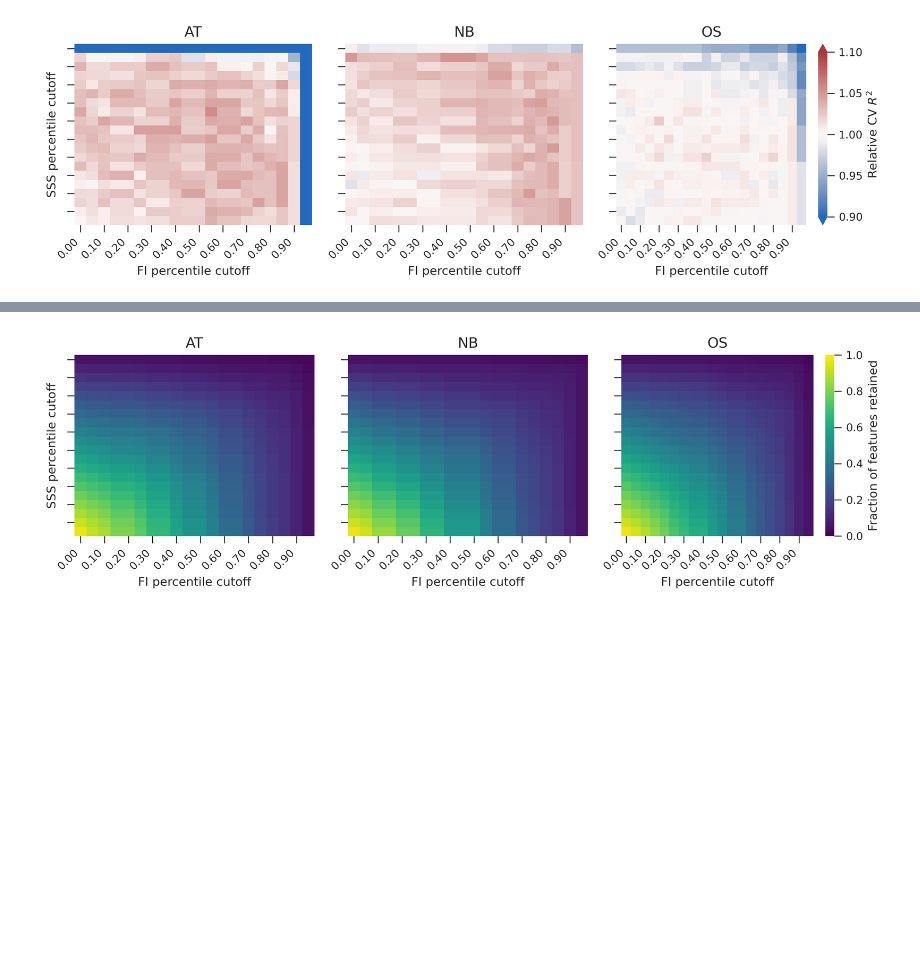
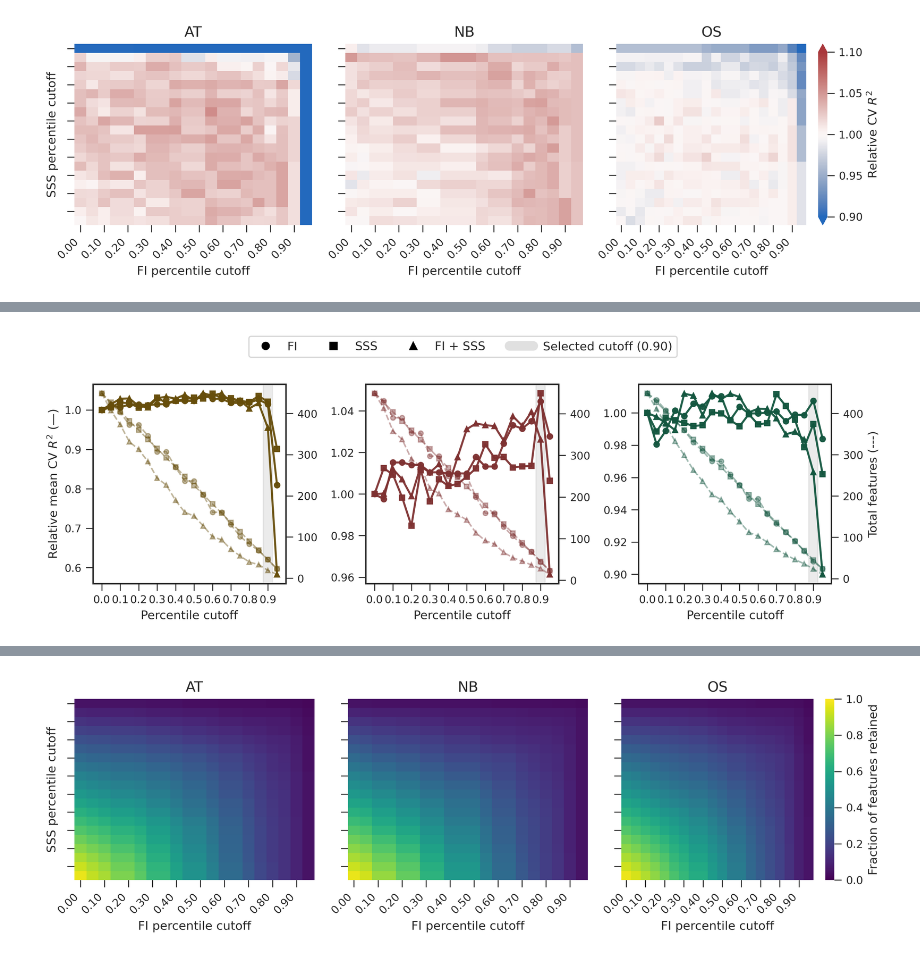
Before and after one commit to ih-11/regression, a Jupyter notebook: notebooks/model_retention.ipynb, the cells around one changed output, grey strips where cells are left out. Saved outputs shown, nothing was run; the diff lists cells and outputs as text; code cells hidden in the pictures; blank space fills up the shorter version.

```diff
--- a/notebooks/model_retention.ipynb
+++ b/notebooks/model_retention.ipynb
@@ -1316,0 +1382,82 @@ plt.show()
+# %%
+# ============================================
+# FI vs SSS vs joint cutoff trade-off
+# Relative CV R2 + total features
+# ============================================
+
+from matplotlib.lines import Line2D
+
+baseline = cutoff_grid_cv_df.query(
+    "FI_cutoff == 0 and SSS_cutoff == 0"
+).set_index("Species")["CV_R2"]
+
+paths = {
+    "FI": lambda d: np.isclose(d["SSS_cutoff"], 0),
+    "SSS": lambda d: np.isclose(d["FI_cutoff"], 0),
+    "FI + SSS": lambda d: np.isclose(d["FI_cutoff"], d["SSS_cutoff"]),
+}
+markers = {"FI": "o", "SSS": "s", "FI + SSS": "^"}
+
+rows = []
+for species in ["AT", "NB", "OS"]:
+    d = cutoff_grid_cv_df.query("Species == @species")
+    for strategy, mask in paths.items():
+        p = d.loc[mask(d)].copy()
+        p["Strategy"] = strategy
+        p["Cutoff"] = np.where(strategy == "FI", p["FI_cutoff"],
+                      np.where(strategy == "SSS", p["SSS_cutoff"], p["FI_cutoff"]))
+        p["Relative_CV_R2"] = p["CV_R2"] / baseline[species]
+        rows.append(p)
+
+strategy_df = pd.concat(rows, ignore_index=True)
+
+fig, axes = plt.subplots(1, 3, figsize=(10, 3.4), dpi=_PLOT_CFG["dpi"], sharex=True)
+
+for ax, species_key in zip(axes, SPECIES):
+    species, color = SPECIES_INFO[species_key]["label"], SPECIES_INFO[species_key]["color"]
+    ax2 = ax.twinx()
+
+    for strategy, marker in markers.items():
+        p = strategy_df.query("Species == @species and Strategy == @strategy").sort_values("Cutoff")
+
+        ax.plot(
+            p["Cutoff"], p["Relative_CV_R2"],
+            color=color, marker=marker, ls="-", lw=1.7, ms=4.5, alpha=0.95,
+        )
+        ax2.plot(
+            p["Cutoff"], p["N_features"],
+            color=color, marker=marker, ls="--", lw=1.3, ms=4, alpha=0.40,
+        )
+
+    ax.axvspan(0.875, 0.925, color="0.75", alpha=0.30, zorder=0)
+    ax.set_xticks(np.arange(0, 1.0, 0.1))
+
+    format_axis(
+        ax,
+        xlabel="Percentile cutoff",
+        ylabel="Relative mean CV $R^2$ (—)" if ax is axes[0] else None,
+    )
+    format_axis(
+        ax2,
+        ylabel="Total features (---)" if ax is axes[-1] else None,
+    )
+
+legend_handles = [
+    Line2D([0], [0], color="black", marker=m, ls="None", ms=6, label=s)
+    for s, m in markers.items()
+] + [
+    Line2D([0], [0], color="0.6", lw=8, alpha=0.30, label="Selected cutoff (0.90)")
+]
+
+fig.legend(
+    handles=legend_handles,
+    loc="upper center",
+    bbox_to_anchor=(0.5, 1.04),
+    ncol=4,
+    frameon=True,
+)
+
+plt.tight_layout(rect=[0, 0, 1, 0.90])
+plt.show()
+# %% [output]
+[figure, added]
```
Also changed, not shown: parts of 10 cells of this notebook.
